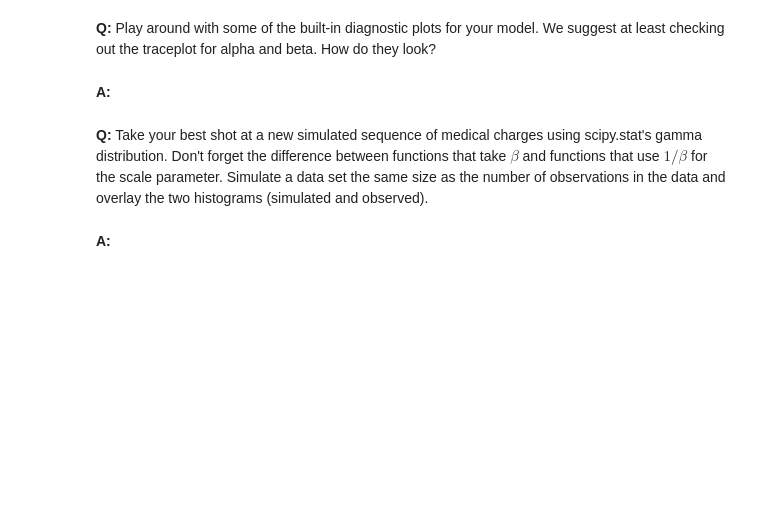
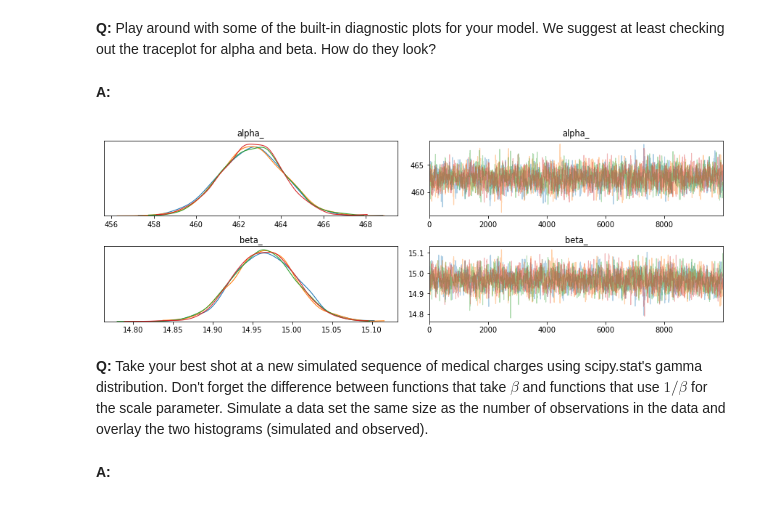
Before and after one commit to SANDIP79190219/housing_data_cleaning, a Jupyter notebook: inferential_statistics_3-Q.ipynb, the cells around one changed output. Saved outputs shown, nothing was run; the diff lists cells and outputs as text; code cells hidden in the pictures; blank space fills up the shorter version.

```diff
--- a/inferential_statistics_3-Q.ipynb
+++ b/inferential_statistics_3-Q.ipynb
@@ -161,3 +159,8 @@ Need Help on this ............
+# %%
+import arviz as az
+az.plot_trace(trace, var_names=["alpha_", "beta_"]);
+# %% [output]
+[figure, added]
 # %% [markdown]
 __Q:__ Take your best shot at a new simulated sequence of medical charges using scipy.stat's gamma distribution. Don't forget the difference between functions that take $\beta$ and functions that use $1/\beta$ for the scale parameter. Simulate a data set the same size as the number of observations in the data and overlay the two histograms (simulated and observed).
 # %% [markdown]
```
Also changed, not shown: parts of 6 cells of this notebook.
